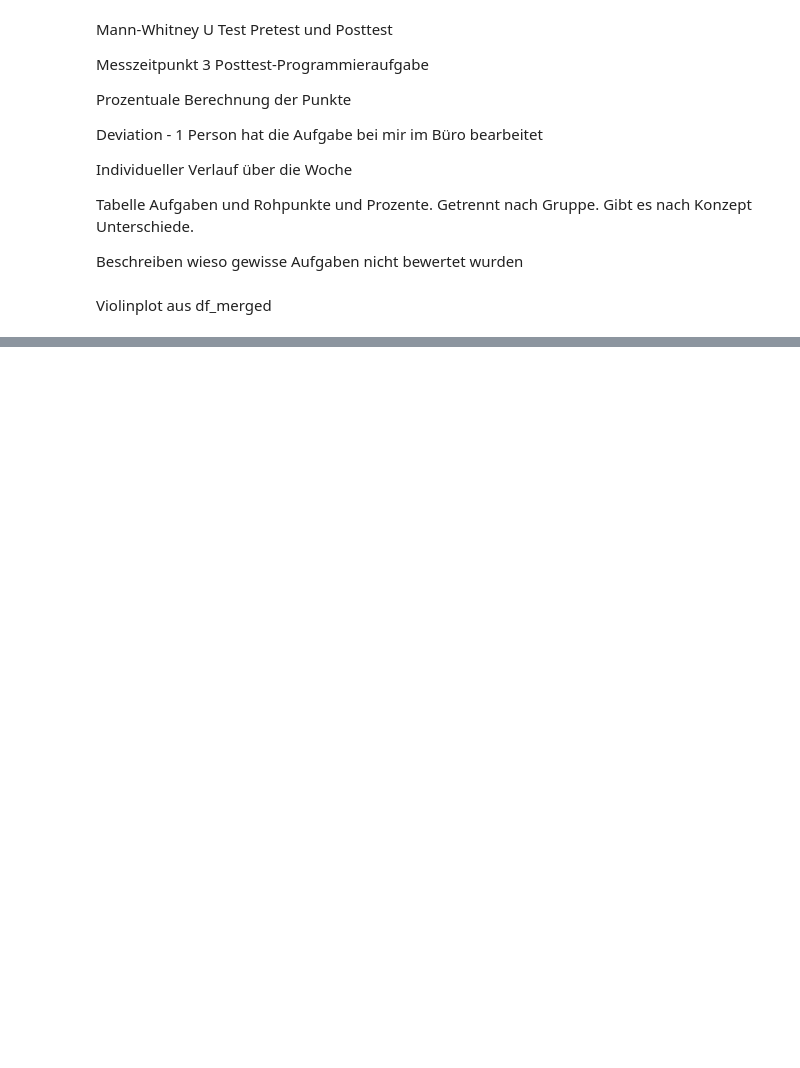
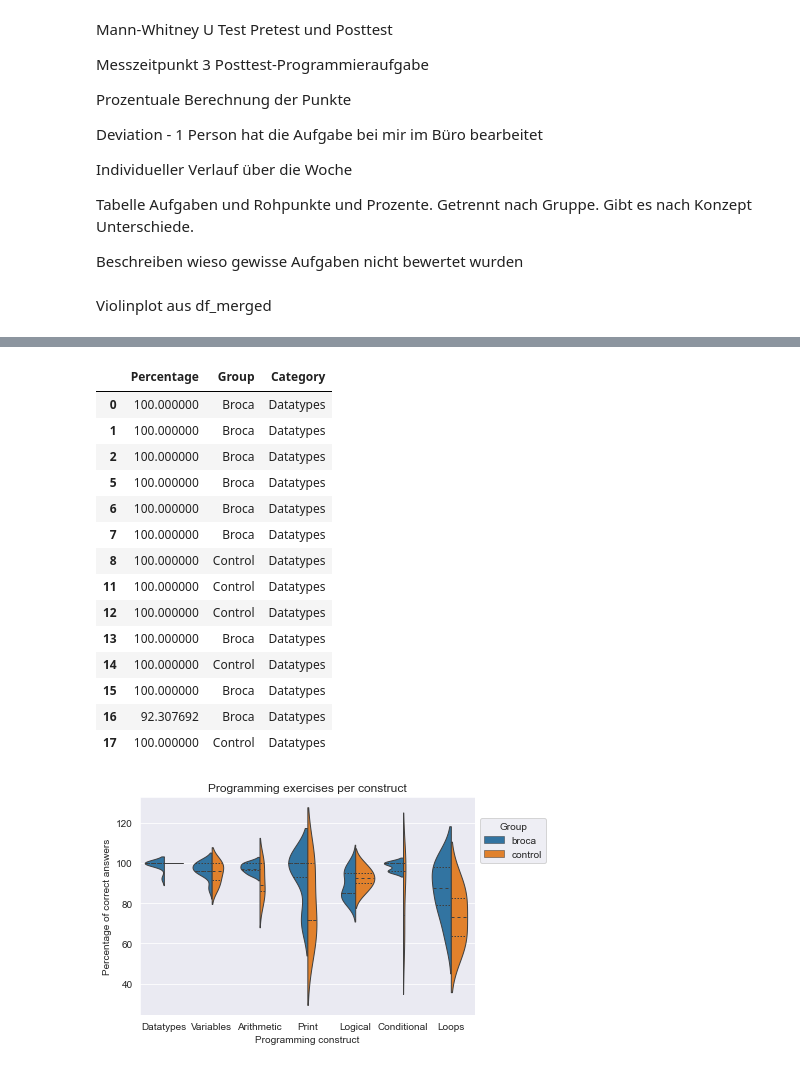
Before and after one commit to gord6/Tapping-into-the-Natural-Language-System-Using-Artificial-Languages-when-Learning-Programming, a Jupyter notebook: descriptive_statistics.ipynb, the cells around one changed output, grey strips where cells are left out. Saved outputs shown, nothing was run; the diff lists cells and outputs as text; code cells hidden in the pictures; blank space fills up the shorter version.

```diff
--- a/descriptive_statistics.ipynb
+++ b/descriptive_statistics.ipynb
@@ -349,0 +1144,11 @@ df_tasks
+# %%
+display(df_datatypes)
+
+#calculate df_datatypes percentage and add to df_datatypes
+df_datatypes['Percentage'] = df_datatypes['Total'] / max_datatypes * 100
+df_variables['Percentage'] = df_variables['Total'] / max_variables * 100
+df_arithmetic['Percentage'] = df_arithmetic['Total'] / max_arithmetic * 100
+df_print['Percentage'] = df_print['Total'] / max_print * 100
+df_logical['Percentage'] = df_logical['Total'] / max_logical * 100
+df_conditional['Percentage'] = df_conditional['Total'] / max_conditional * 100
+df_loops['Percentage'] = df_loops['Total'] / max_loops * 100
@@ -349,0 +1193,10 @@ df_tasks
+# %%
+#append df_datypes and df_variables and df_arithmetic and df_print and df_logical and df_conditional and df_loops but only Total, Group and Category
+df = df_datatypes.append(df_variables)
+# %%
+df_total = df_datatypes[['Percentage', 'Group', 'Category']].append(df_variables[['Percentage', 'Group', 'Category']]).append(df_arithmetic[['Percentage', 'Group', 'Category']]).append(df_print[['Percentage', 'Group', 'Category']]).append(df_logical[['Percentage', 'Group', 'Category']]).append(df_conditional[['Percentage', 'Group', 'Category']]).append(df_loops[['Percentage', 'Group', 'Category']])
+
+display(df_total)
+
+#rename broca and control in yes and no for group
+df_total['Group'] = df_total['Group'].replace(['Broca', 'Control'], ['broca', 'control'])
@@ -349,0 +1217,36 @@ df_tasks
+# %%
+display(df_datatypes)
+
+import seaborn as sns
+
+#show 100 rows in display
+pd.set_option('display.max_rows', 100)
+
+# Draw a nested violinplot and split the violins for easier comparison
+violin = sns.violinplot(data=df_total, x="Category", y="Percentage", hue="Group",
+               split=True, inner="quart", linewidth=1)
+
+violin.set(xlabel='Programming construct', ylabel='Percentage of correct answers')
+#violin.set(ylim=(0, 100))
+violin.set_title('Programming exercises per construct')
+
+violin.legend(title='Group', loc='center left', bbox_to_anchor=(1, 0.8))
+
+plt.savefig('violinplot_exercises.pdf', bbox_inches='tight')
+# %% [output]
+|  | Percentage | Group | Category |
+| 0 | 100.000000 | Broca | Datatypes |
+| 1 | 100.000000 | Broca | Datatypes |
+| 2 | 100.000000 | Broca | Datatypes |
+| 5 | 100.000000 | Broca | Datatypes |
+| 6 | 100.000000 | Broca | Datatypes |
+| 7 | 100.000000 | Broca | Datatypes |
+| 8 | 100.000000 | Control | Datatypes |
+| 11 | 100.000000 | Control | Datatypes |
+| 12 | 100.000000 | Control | Datatypes |
+| 13 | 100.000000 | Broca | Datatypes |
+| 14 | 100.000000 | Control | Datatypes |
+| 15 | 100.000000 | Broca | Datatypes |
+| 16 | 92.307692 | Broca | Datatypes |
+| 17 | 100.000000 | Control | Datatypes |
+[figure, added]
```
Also changed, not shown: parts of 35 cells of this notebook, 12 other files.
